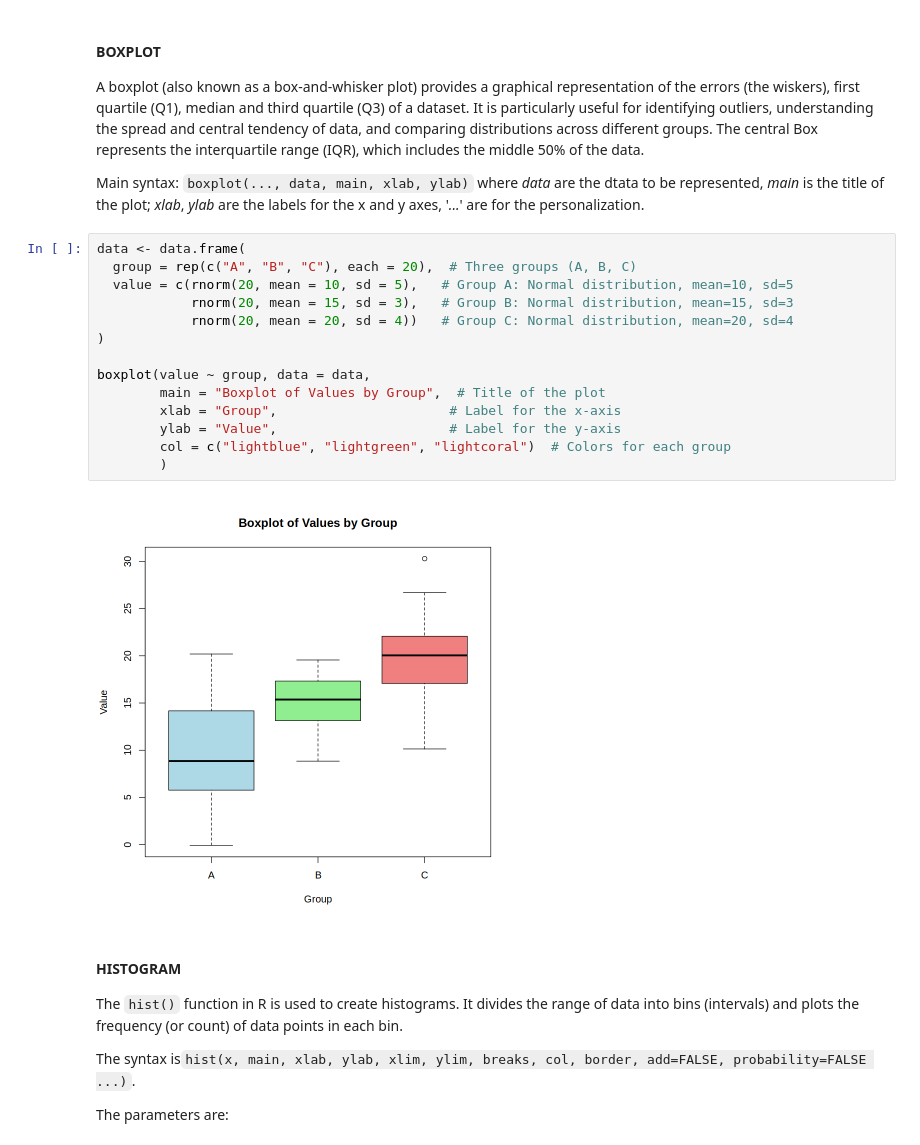
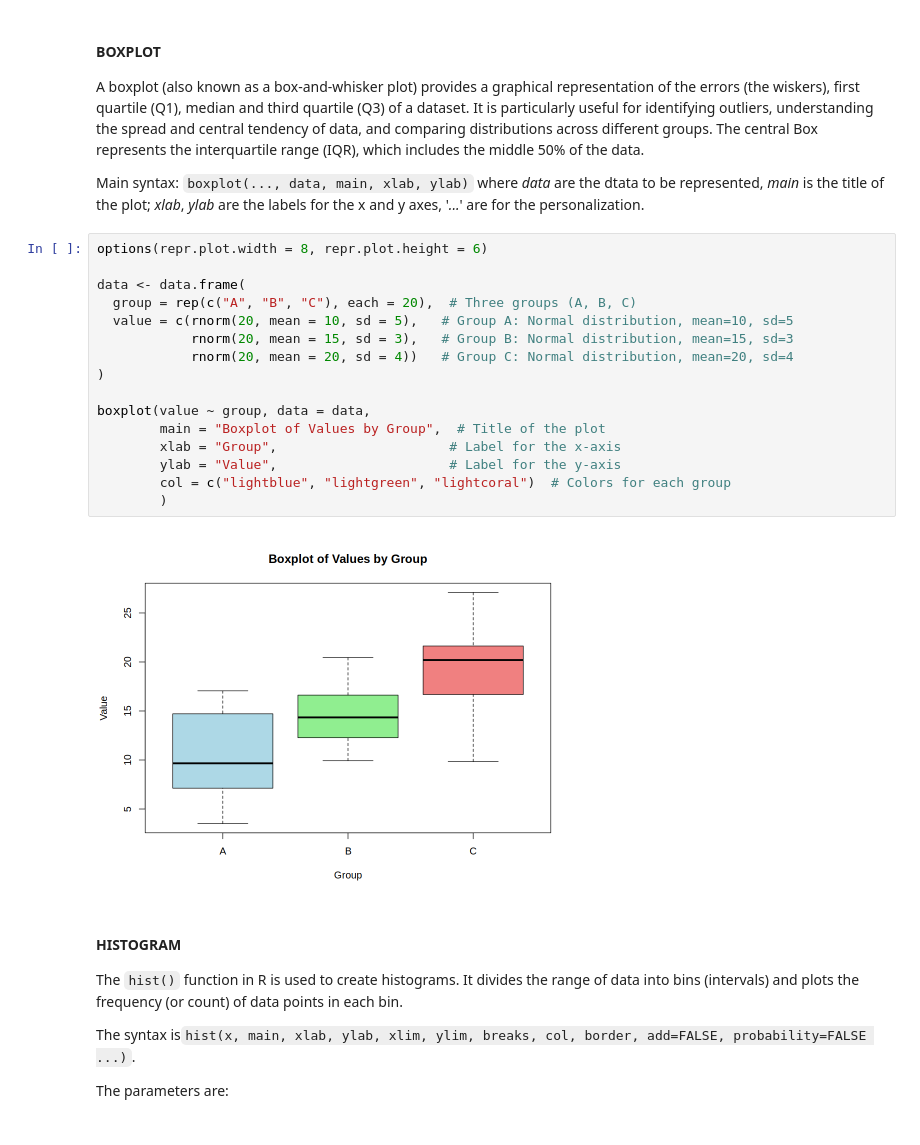
Before and after one commit to seccobenedetto/coding_tutorials, a Jupyter notebook: R.ipynb, the cells around one changed output. Cells and saved outputs as stored; diff of their text form.

```diff
--- a/R.ipynb
+++ b/R.ipynb
@@ -983,21 +1026,23 @@ A boxplot (also known as a box-and-whisker plot) provides a graphical representa
 
 Main syntax: `boxplot(..., data, main, xlab, ylab)` where *data* are the dtata to be represented, *main* is the title of the plot; *xlab*, *ylab* are the labels for the x and y axes, '*...*' are for the personalization.
 # %%
+options(repr.plot.width = 8, repr.plot.height = 6)
+
 data <- data.frame(
   group = rep(c("A", "B", "C"), each = 20),  # Three groups (A, B, C)
   value = c(rnorm(20, mean = 10, sd = 5),   # Group A: Normal distribution, mean=10, sd=5
             rnorm(20, mean = 15, sd = 3),   # Group B: Normal distribution, mean=15, sd=3
             rnorm(20, mean = 20, sd = 4))   # Group C: Normal distribution, mean=20, sd=4
 )
 
 boxplot(value ~ group, data = data,
         main = "Boxplot of Values by Group",  # Title of the plot
         xlab = "Group",                      # Label for the x-axis
         ylab = "Value",                      # Label for the y-axis
         col = c("lightblue", "lightgreen", "lightcoral")  # Colors for each group
         )
 # %% [output]
-[figure, old version]
+[figure, new version]
 # %% [markdown]
 #### HISTOGRAM
 The `hist()` function in R is used to create histograms. It divides the range of data into bins (intervals) and plots the frequency (or count) of data points in each bin.
```
Also changed, not shown: parts of 26 cells of this notebook.
